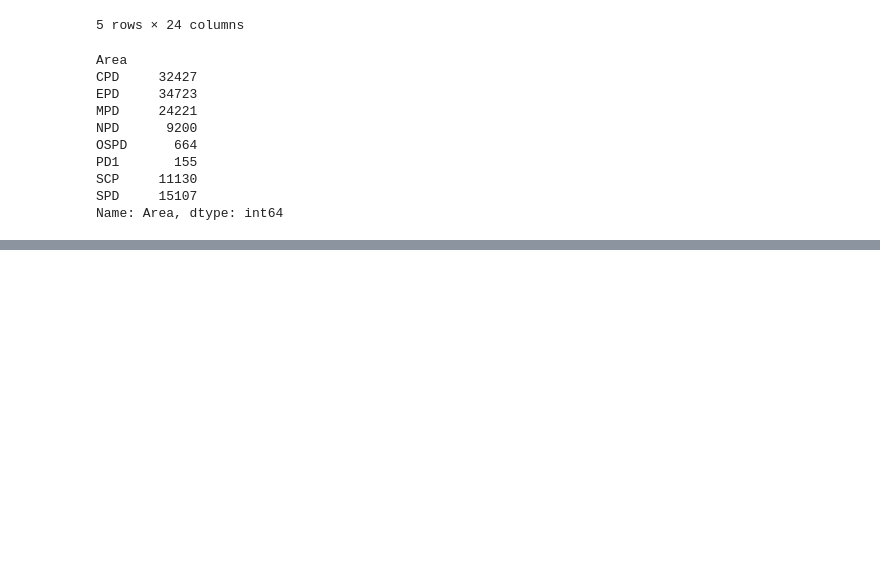
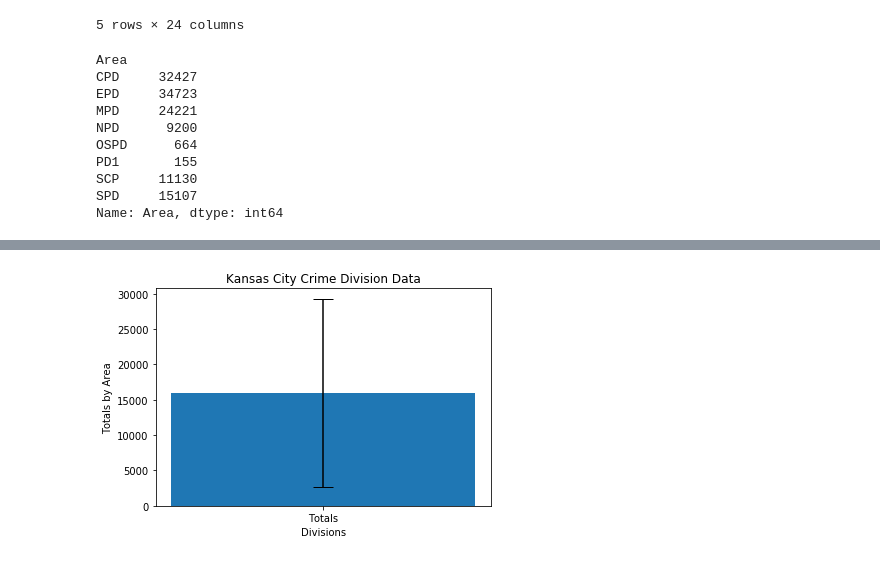
Before and after one commit to kanskris/kansas_crime_2018, a Jupyter notebook: Amber kansas_crimes.ipynb, the cells around one changed output, grey strips where cells are left out. Drawn from its saved outputs; the diff is of its cells as text; code cells hidden in the pictures; blank space fills up the shorter version.

```diff
--- a/Amber kansas_crimes.ipynb
+++ b/Amber kansas_crimes.ipynb
@@ -45,0 +63,22 @@ plt.bar(x_axis, users, color='r', alpha=0.5, align="center")
+# %%
+# data
+Area = ["CPD", "EPD", "MPD", "NPD", "OSPD", "PD1", "SCP", "SPD"]
+Totals = [32427, 34723, 24221, 9200, 664, 155, 11130, 15107]
+
+# find the mean using the mean() function from the statistics library
+
+Totals_mean = mean(Totals)
+
+# find the standard deviation using the stdev() function from the statistics library
+
+Totals_stdev = stdev(Totals)
+
+# build a bar plot and save it as a .png image
+plt.bar(['Totals'],[Totals_mean],yerr=[Totals_stdev], capsize=10)
+plt.xlabel('Divisions')
+plt.ylabel('Totals by Area')
+plt.title('Kansas City Crime Division Data')
+plt.savefig('plot.png', dpi = 300)
+plt.show()
+# %% [output]
+[figure, added]
```
Also changed, not shown: parts of 8 cells of this notebook, 1 other file.
